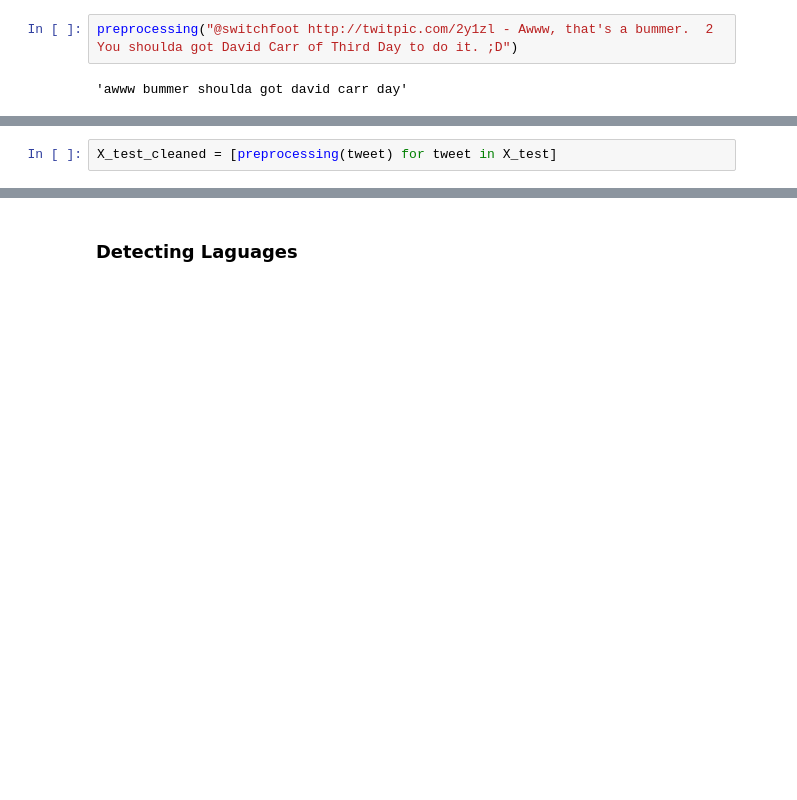
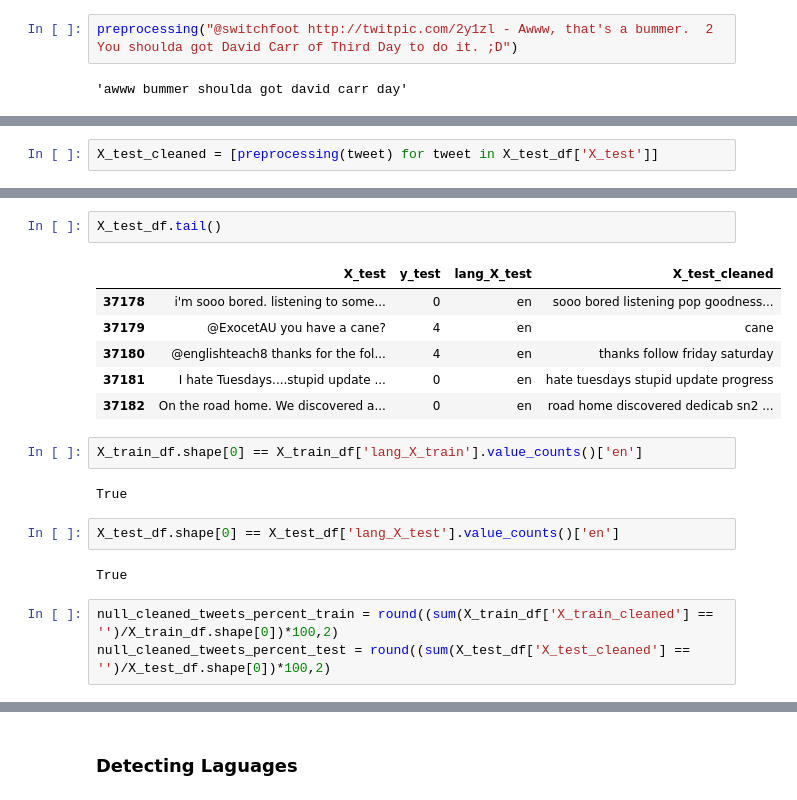
Before and after one commit to lavkushsingh31/NLP_Codes, a Jupyter notebook: Practice Udemy - Introduction to NLP IV.ipynb, the cells around one changed output, grey strips where cells are left out. Cells and saved outputs as stored; diff of their text form; blank space fills up the shorter version.

```diff
--- a/Practice Udemy - Introduction to NLP IV.ipynb
+++ b/Practice Udemy - Introduction to NLP IV.ipynb
@@ -136,5 +251,5 @@ tired wanna sleep
 # %%
-X_test_cleaned = [preprocessing(tweet) for tweet in X_test]
+X_test_cleaned = [preprocessing(tweet) for tweet in X_test_df['X_test']]
 # %%
 for cnt in range(10):
     print(X_test_cleaned[random.randint(0, len(X_test_cleaned)-1)])
@@ -177,0 +293,20 @@ X_test_cleaned_concatd = ' '.join(X_test_cleaned)
+# %%
+X_test_df.tail()
+# %% [output]
+|  | X_test | y_test | lang_X_test | X_test_cleaned |
+| 37178 | i'm sooo bored. listening to some... | 0 | en | sooo bored listening pop goodness... |
+| 37179 | @ExocetAU you have a cane? | 4 | en | cane |
+| 37180 | @englishteach8 thanks for the fol... | 4 | en | thanks follow friday saturday |
+| 37181 | I hate Tuesdays....stupid update ... | 0 | en | hate tuesdays stupid update progress |
+| 37182 | On the road home. We discovered a... | 0 | en | road home discovered dedicab sn2 ... |
+# %%
+X_train_df.shape[0] == X_train_df['lang_X_train'].value_counts()['en']
+# %% [output]
+True
+# %%
+X_test_df.shape[0] == X_test_df['lang_X_test'].value_counts()['en']
+# %% [output]
+True
+# %%
+null_cleaned_tweets_percent_train = round((sum(X_train_df['X_train_cleaned'] == '')/X_train_df.shape[0])*100,2)
+null_cleaned_tweets_percent_test = round((sum(X_test_df['X_test_cleaned'] == '')/X_test_df.shape[0])*100,2)
```
Also changed, not shown: parts of 56 cells of this notebook.
